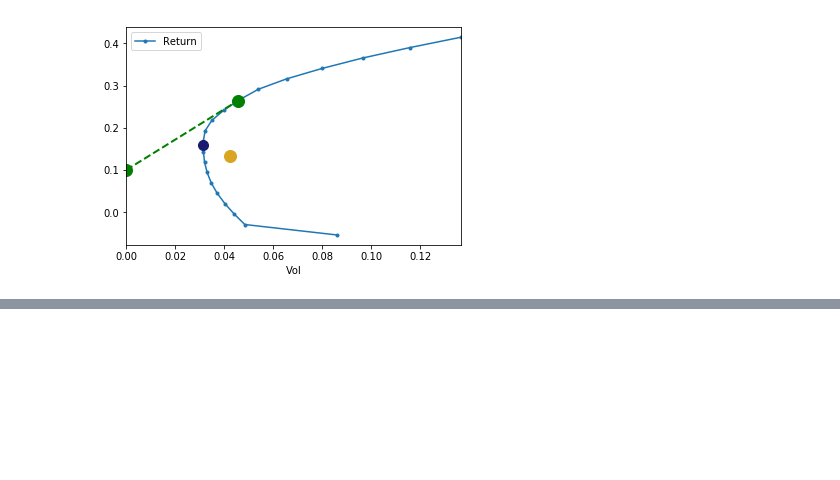
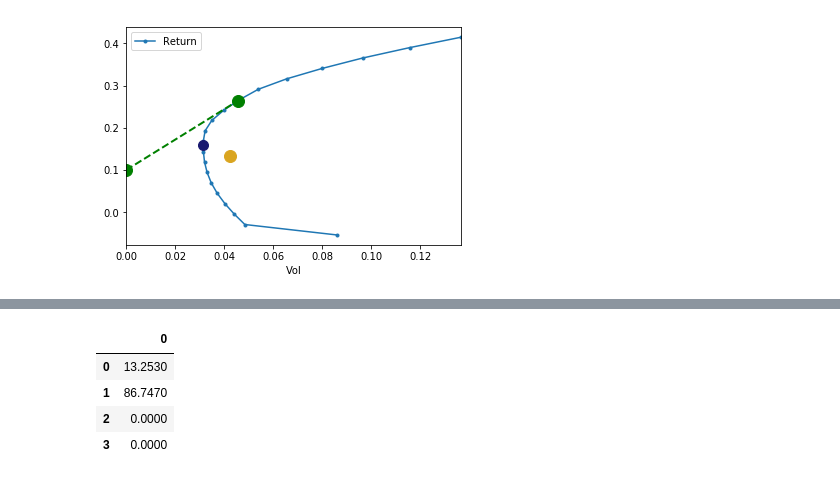
Before and after one commit to allaccountstaken/risk_toolkit, a Jupyter notebook: frontier_q2.ipynb, the cells around one changed output, grey strips where cells are left out. Cells and saved outputs as stored; diff of their text form; code cells hidden in the pictures; blank space fills up the shorter version.

```diff
--- a/frontier.ipynb
+++ b/frontier_q2.ipynb
@@ -386,0 +416,9 @@ rk.plot_ef(20, er, cov, show_cml=True, riskfree_rate=0.1,
+# %%
+df = pd.DataFrame(rk.minimize_vol(0.10, er[l], cov.loc[l,l])*100)
+df
+# %% [output]
+|  | 0 |
+| 0 | 13.2530 |
+| 1 | 86.7470 |
+| 2 | 0.0000 |
+| 3 | 0.0000 |
```
Also changed, not shown: parts of 26 cells of this notebook, 4 other files.
